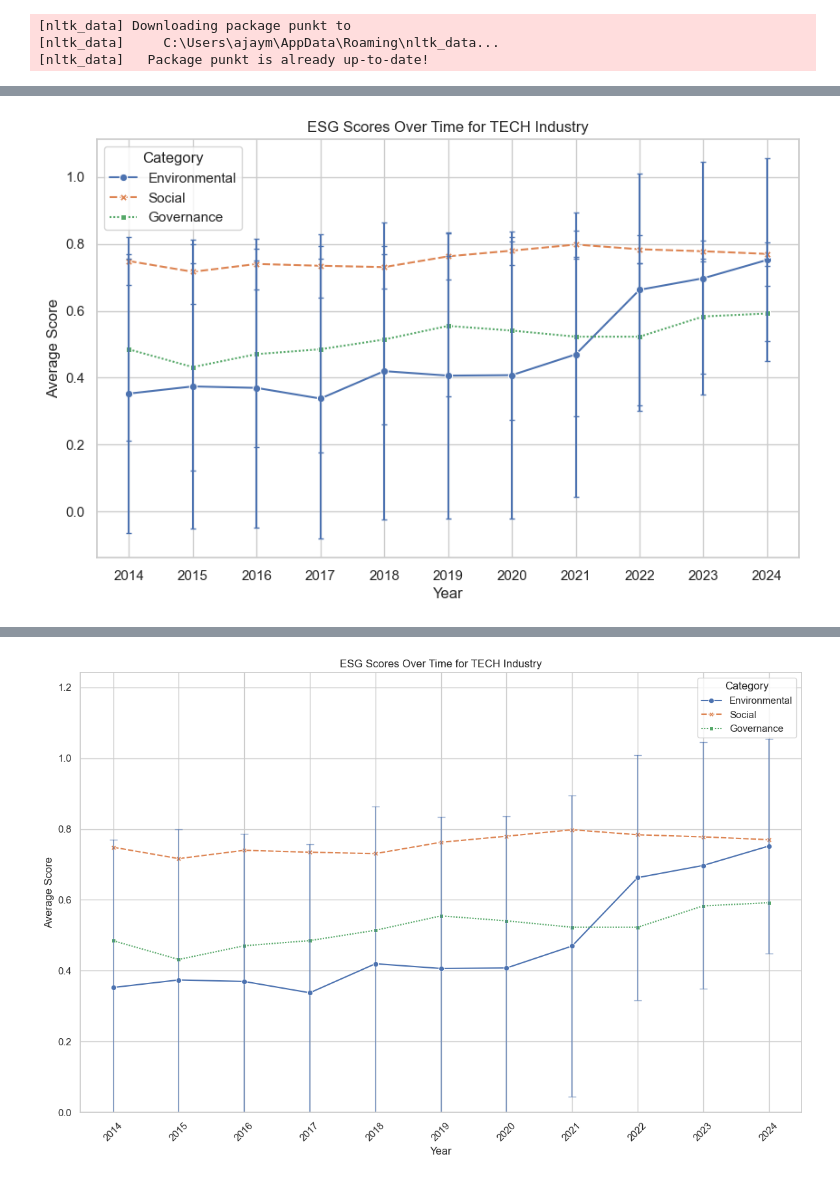
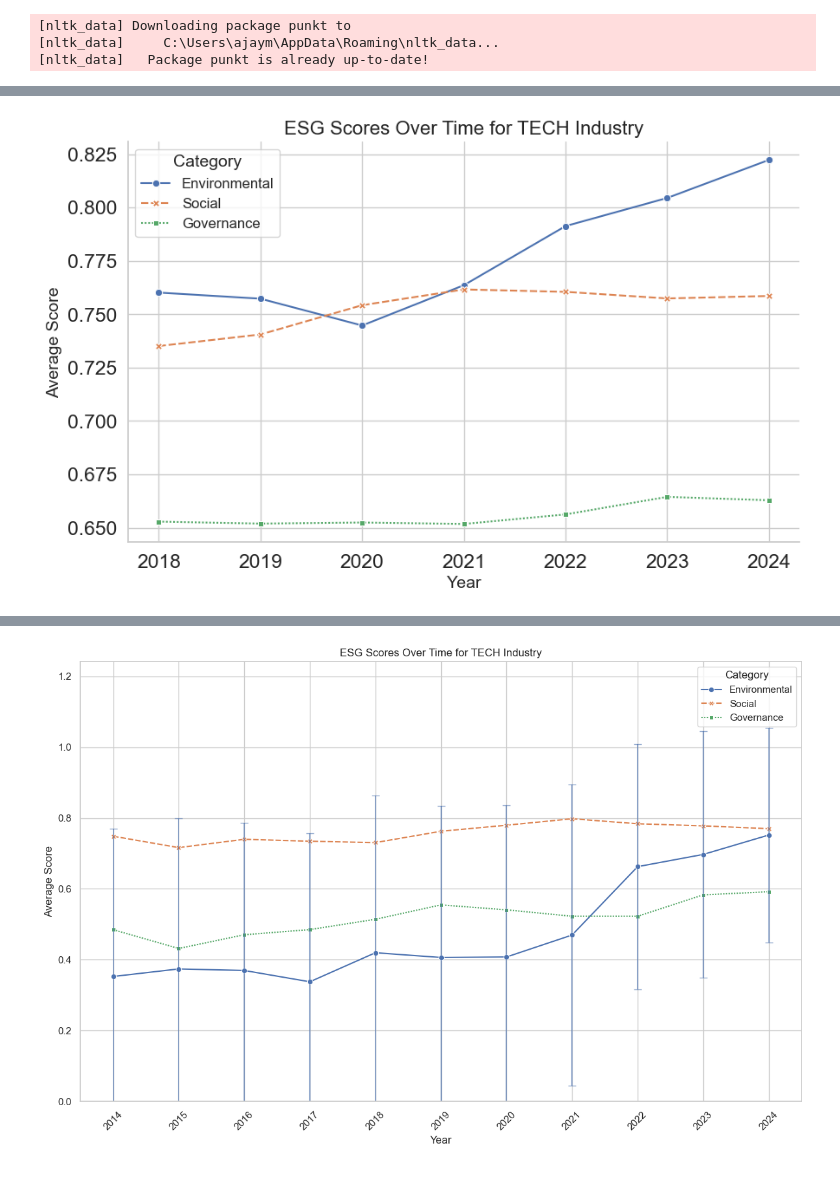
Before and after one commit to ajaymdn/FinalYearProject, a Jupyter notebook: FinBERT/lm-base.ipynb, the cells around one changed output, grey strips where cells are left out. Drawn from its saved outputs; the diff is of its cells as text; code cells hidden in the pictures.

```diff
--- a/FinBERT/lm-base.ipynb
+++ b/FinBERT/lm-base.ipynb
@@ -51,7 +52,7 @@ def split_sentences_with_nltk(text):
     text = clean_text(text)
 
     # Use nltk's sentence tokenizer
-    sentences = sentences = re.split(r'(?<=[.,;])\s*', text)
+    sentences = re.split(r'(?<=[.,;])\s*', text)
 
     # Post-process to remove redundant or empty sentences
     sentences = [sentence.strip() for sentence in sentences if sentence.strip()]
@@ -233,3 +235,7 @@ def calculate_average_and_std_esg(sentences, nlp):
 #     print(f'Average Governance Score: {governance_avg}')
 # else:
 #     print("No valid companies to calculate averages.")
+# %%
+finbert = BertForSequenceClassification.from_pretrained('yiyanghkust/finbert-esg',num_labels=4)
+tokenizer = BertTokenizer.from_pretrained('yiyanghkust/finbert-esg')
+nlp = pipeline("text-classification", model=finbert, tokenizer=tokenizer, truncation=True, max_length=512, device=0)
@@ -236,9 +289,5 @@ def calculate_average_and_std_esg(sentences, nlp):
 # %%
-finbert = BertForSequenceClassification.from_pretrained('yiyanghkust/finbert-esg',num_labels=4)
-tokenizer = BertTokenizer.from_pretrained('yiyanghkust/finbert-esg')
-nlp = pipeline("text-classification", model=finbert, tokenizer=tokenizer, truncation=True, max_length=512, device=-1)
-
-target_years = range(2014, 2025)
+target_years = range(2018, 2025)
 industry = "TECH"
 # TECH, OIL, HEALTH
 
@@ -258,12 +307,12 @@ for target_year in tqdm(target_years):
 
         valid_companies = []
 
-        for company in tqdm(companies):
+        for company in companies:
             try:
                 sentences = converttotext(company['url'])
                 print(f"Company: {company['company']}, Sentence count: {len(sentences)}")
 
-                if len(sentences) > 50:
+                if len(sentences) > 200:
                     # scores = calculate_average_esg(sentences, nlp)
                     scores = calculate_average_and_std_esg(sentences, nlp)
 
@@ -342,52 +497,73 @@ df_melted = df.melt(
     value_vars=["Environmental", "Social", "Governance"],
     var_name="Category",
     value_name="Score"
 )
 
 # Add a column for the corresponding standard deviations
 std_melted = df.melt(
     id_vars=["Year"],
     value_vars=["Environmental_SD", "Social_SD", "Governance_SD"],
     var_name="Category",
     value_name="Standard_Deviation"
 )
 
-# Match the SD values with the melted data
-df_melted["Standard_Deviation"] = std_melted["Standard_Deviation"]
+std_melted["Category"] = std_melted["Category"].str.replace("_SD", "")
 
-# Plot using Seaborn
-sns.set(style="whitegrid")
+df_melted = df_melted.merge(std_melted, on=["Year", "Category"], how="left")
+
+sns.set(style="whitegrid", font_scale=1.5)  # Increase font size
+
+# Create the plot
 plt.figure(figsize=(10, 6))
 
+# Plot the lineplot
 sns.lineplot(
     data=df_melted,
     x="Year",
     y="Score",
     hue="Category",
     style="Category",
     markers=True,
-    # err_style="bars",  # Show error bars
-    errorbar=("ci", 0)  # Disable automatic confidence intervals (use provided SDs)
+    errorbar=None  # Disable automatic confidence intervals
 )
 
-for category in df_melted["Category"].unique():
-    subset = df_melted[df_melted["Category"] == category]
-    plt.errorbar(
-        subset["Year"],
-        subset["Score"],
-        yerr=subset["Standard_Deviation"],
-        fmt="none",
-        capsize=2,
-        label=None
-    )
+# Add error bars
+# for category in df_melted["Category"].unique():
+#     if category == "Governance":  # Specify the category for which to show error bars
+#         subset = df_melted[df_melted["Category"] == category]
+#         plt.errorbar(
+#             subset["Year"],
+#             subset["Score"],
+#             yerr=subset["Standard_Deviation"],
+#             fmt='o',
+#             capsize=5,
+#             color=sns.color_palette()[df_melted["Category"].unique().tolist().index(category)]
+#         )
 
+# for category in df_melted["Category"].unique():
+#     subset = df_melted[df_melted["Category"] == category]
+#     plt.errorbar(
+#         subset["Year"],
+#         subset["Score"],
+#         yerr=subset["Standard_Deviation"],
+#         fmt='o',
+#         capsize=5,
+#         color=sns.color_palette()[df_melted["Category"].unique().tolist().index(category)]
+#     )
+
+# Remove top and right borders
+sns.despine(top=True, right=True)
+
+# Set x-ticks and y-limits
 plt.xticks(ticks=df["Year"], labels=df["Year"])
-plt.ylim(ymin, ymax)
 
-plt.title(f"ESG Scores Over Time for {industry} Industry")
-plt.xlabel("Year")
-plt.ylabel("Average Score")
-plt.legend(title="Category")
+# Add titles and labels
+plt.title(f"ESG Scores Over Time for {industry} Industry", fontsize=16)  # Increase title font size
+plt.xlabel("Year", fontsize=14)  # Increase x-label font size
+plt.ylabel("Average Score", fontsize=14)  # Increase y-label font size
+plt.legend(title="Category", title_fontsize=14, fontsize=12)  # Adjust legend font size
+
+# Show the plot
 plt.show()
 # %% [output]
-[figure, old version]
+[figure, new version]
```
Also changed, not shown: parts of 7 cells of this notebook, 4 other files.
